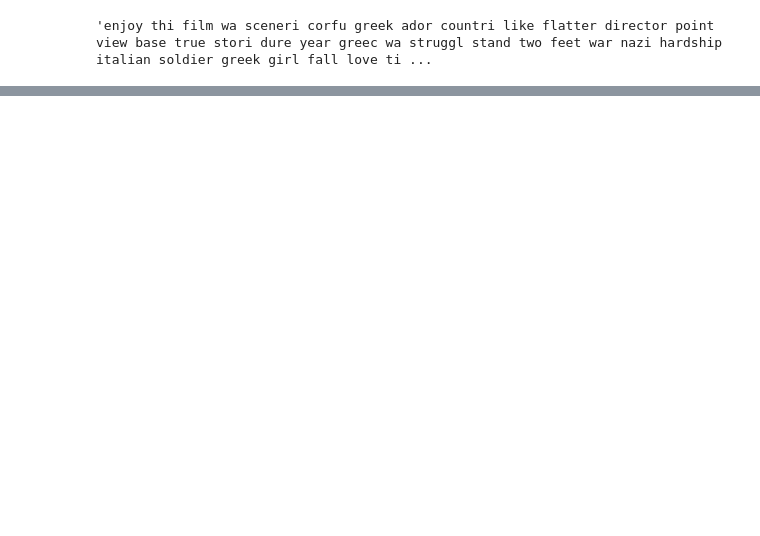
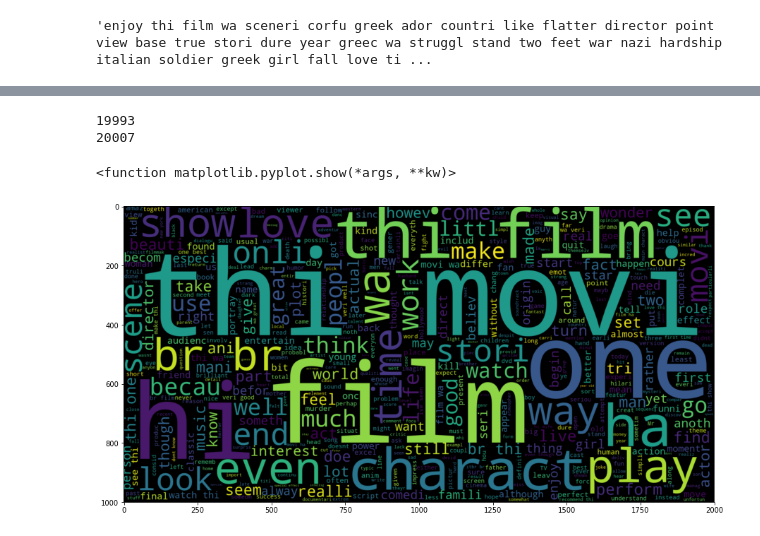
Before and after one commit to kevincuax/movie_ratings_sentiment_analysis, a Jupyter notebook: movie_ratings_analysis.ipynb, the cells around one changed output, grey strips where cells are left out. Cells and saved outputs as stored; diff of their text form; code cells hidden in the pictures; blank space fills up the shorter version.

```diff
--- a/movie_ratings_analysis.ipynb
+++ b/movie_ratings_analysis.ipynb
@@ -119,0 +193,6 @@ normalized_test_reviews[45000]
+# %%
+#changing positive and negative labels to binary format
+binary=LabelBinarizer()
+#transformed sentiment data
+sentiment_data=binary.fit_transform(movie_data['sentiment'])
+print(sentiment_data.shape)
@@ -119,0 +211,4 @@ normalized_test_reviews[45000]
+# %%
+#split data 80 20
+train_sentiments=sentiment_data[0:40000]
+test_sentiments=sentiment_data[40000:]
@@ -119,0 +349,30 @@ normalized_test_reviews[45000]
+# %%
+# spelling_test = TextBlob(normalized_train_reviews[1])
+# words = str(spelling_test.correct())
+# print(words)
+
+from collections import Counter
+
+positive_reviews = []
+negative_reviews = []
+normalized_text_split = (normalized_train_reviews[1].split())
+for i, sent in enumerate(train_sentiments):
+    if sent == 1:
+        positive_reviews.append(normalized_train_reviews[i])
+    else:
+        negative_reviews.append(normalized_train_reviews[i])
+#word cloud for positive review words
+plt.figure(figsize=(15,15))
+
+print(len(positive_reviews))
+print(len(negative_reviews))
+positive_text=''.join(positive_reviews)
+WC=WordCloud(width=2000,height=1000,max_words=500,min_font_size=5)
+positive_words=WC.generate(positive_text)
+plt.imshow(positive_words,interpolation='bilinear')
+plt.show
+# %% [output]
+19993
+20007
+<function matplotlib.pyplot.show(*args, **kw)>
+[figure, added]
```
Also changed, not shown: parts of 30 cells of this notebook, 2 other files.
